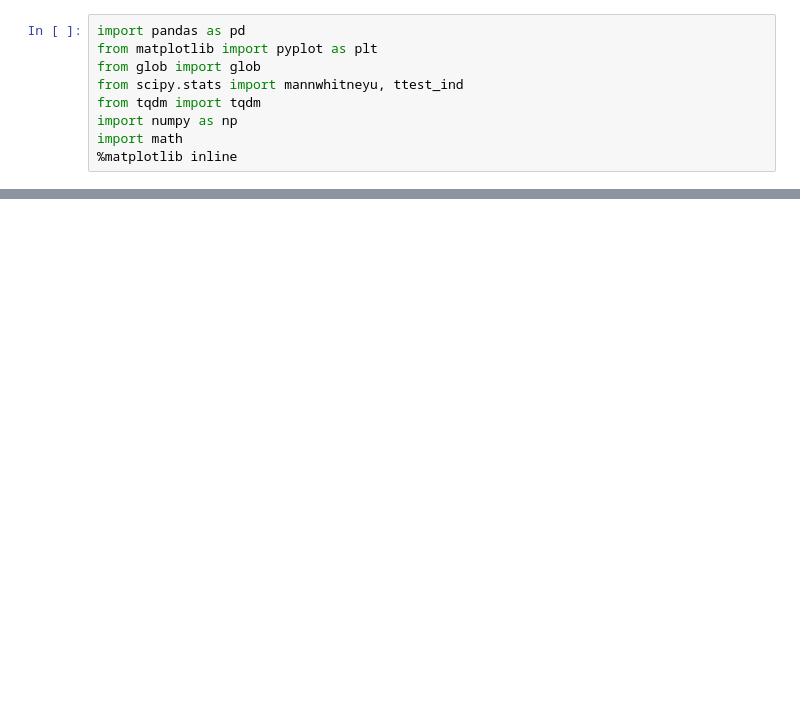
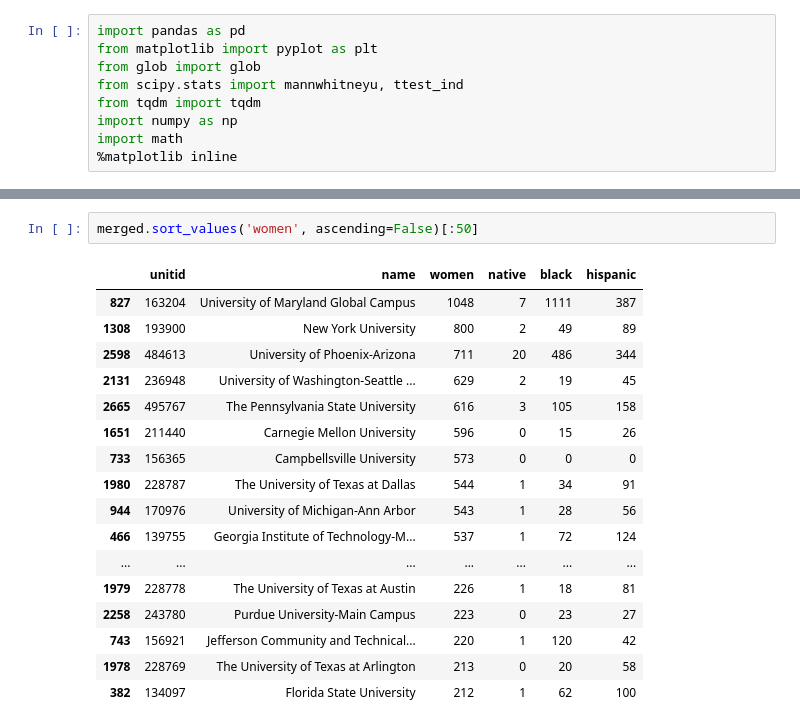
Before and after one commit to jmasontaylor/Education, a Jupyter notebook: src/FirstWeek.ipynb, the cells around one changed output, grey strips where cells are left out. Drawn from its saved outputs; the diff is of its cells as text; blank space fills up the shorter version.

```diff
--- a/src/FirstWeek.ipynb
+++ b/src/FirstWeek.ipynb
@@ -91,0 +69,20 @@ middle = moreThan.loc[moreThan['CIPCODE'] < 12]
+# %%
+merged.sort_values('women', ascending=False)[:50]
+# %% [output]
+|  | unitid | name | women | native | black | hispanic |
+| 827 | 163204 | University of Maryland Global Campus | 1048 | 7 | 1111 | 387 |
+| 1308 | 193900 | New York University | 800 | 2 | 49 | 89 |
+| 2598 | 484613 | University of Phoenix-Arizona | 711 | 20 | 486 | 344 |
+| 2131 | 236948 | University of Washington-Seattle ... | 629 | 2 | 19 | 45 |
+| 2665 | 495767 | The Pennsylvania State University | 616 | 3 | 105 | 158 |
+| 1651 | 211440 | Carnegie Mellon University | 596 | 0 | 15 | 26 |
+| 733 | 156365 | Campbellsville University | 573 | 0 | 0 | 0 |
+| 1980 | 228787 | The University of Texas at Dallas | 544 | 1 | 34 | 91 |
+| 944 | 170976 | University of Michigan-Ann Arbor | 543 | 1 | 28 | 56 |
+| 466 | 139755 | Georgia Institute of Technology-M... | 537 | 1 | 72 | 124 |
+| ... | ... | ... | ... | ... | ... | ... |
+| 1979 | 228778 | The University of Texas at Austin | 226 | 1 | 18 | 81 |
+| 2258 | 243780 | Purdue University-Main Campus | 223 | 0 | 23 | 27 |
+| 743 | 156921 | Jefferson Community and Technical... | 220 | 1 | 120 | 42 |
+| 1978 | 228769 | The University of Texas at Arlington | 213 | 0 | 20 | 58 |
+| 382 | 134097 | Florida State University | 212 | 1 | 62 | 100 |
```
Also changed, not shown: parts of 11 cells of this notebook.
